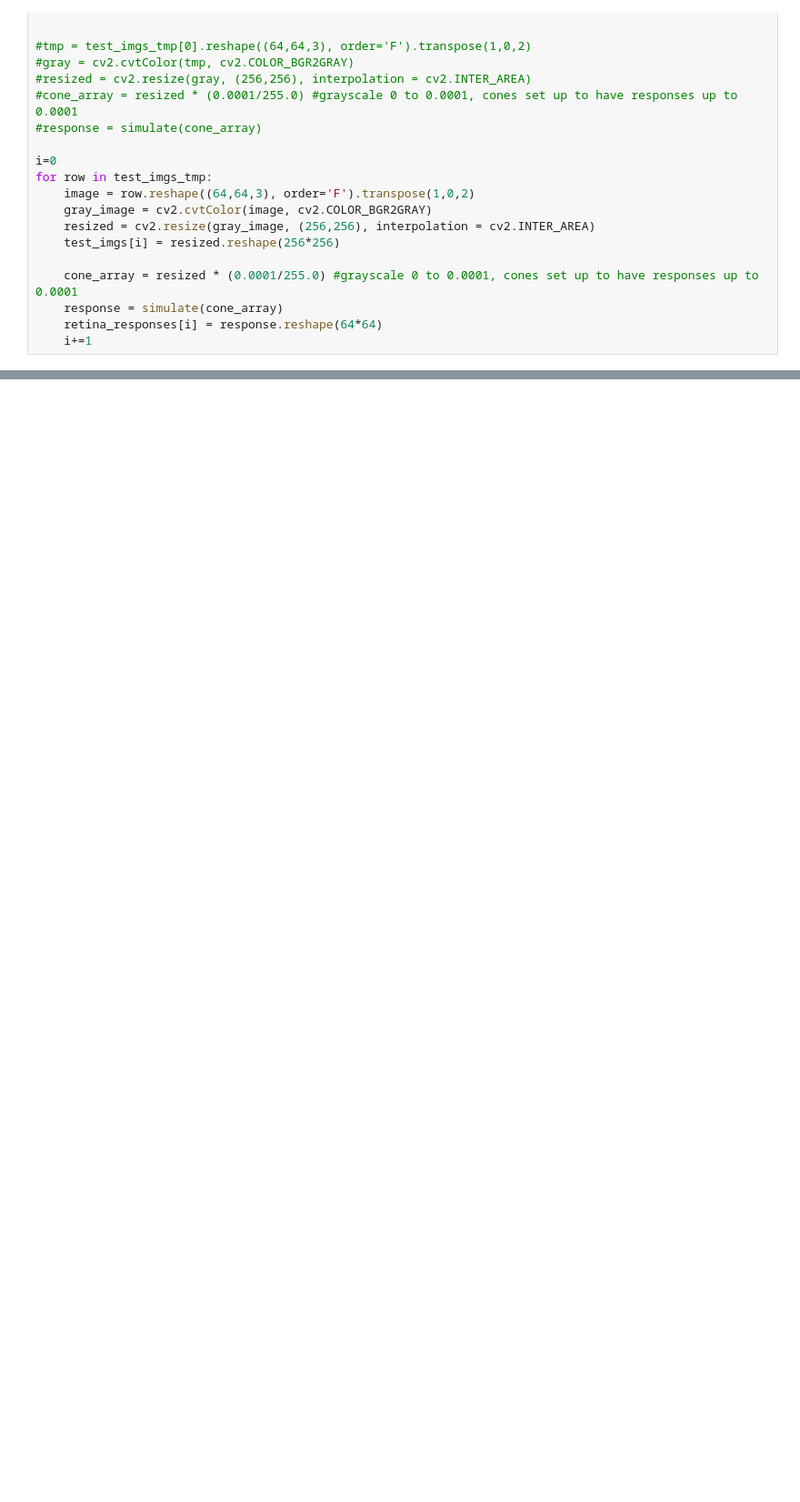
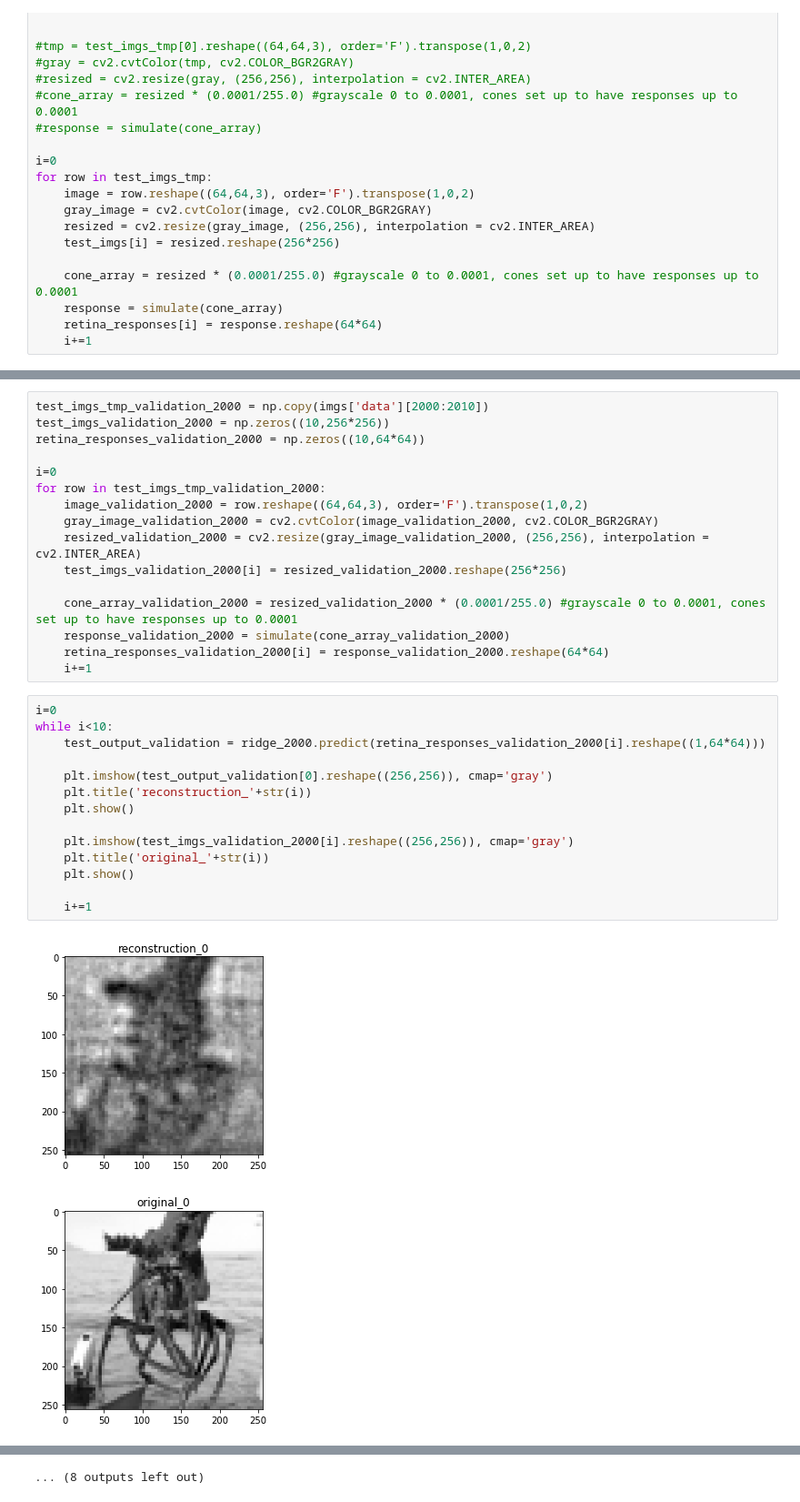
Before and after one commit to adaliuBC/BestSim, a Jupyter notebook: Natural_Vision_Images_and_ML.ipynb, the cells around one changed output, grey strips where cells are left out. Shown at 91% size. Saved outputs shown, nothing was run; the diff lists cells and outputs as text; blank space fills up the shorter version.

```diff
--- a/Natural_Vision_Images_and_ML.ipynb
+++ b/Natural_Vision_Images_and_ML.ipynb
@@ -272,0 +681,33 @@ plt.show()
+# %%
+test_imgs_tmp_validation_2000 = np.copy(imgs['data'][2000:2010])
+test_imgs_validation_2000 = np.zeros((10,256*256))
+retina_responses_validation_2000 = np.zeros((10,64*64))
+
+i=0
+for row in test_imgs_tmp_validation_2000:
+    image_validation_2000 = row.reshape((64,64,3), order='F').transpose(1,0,2)
+    gray_image_validation_2000 = cv2.cvtColor(image_validation_2000, cv2.COLOR_BGR2GRAY)
+    resized_validation_2000 = cv2.resize(gray_image_validation_2000, (256,256), interpolation = cv2.INTER_AREA)
+    test_imgs_validation_2000[i] = resized_validation_2000.reshape(256*256)
+
+    cone_array_validation_2000 = resized_validation_2000 * (0.0001/255.0) #grayscale 0 to 0.0001, cones set up to have responses up to 0.0001
+    response_validation_2000 = simulate(cone_array_validation_2000)
+    retina_responses_validation_2000[i] = response_validation_2000.reshape(64*64)
+    i+=1
+# %%
+i=0
+while i<10:
+    test_output_validation = ridge_2000.predict(retina_responses_validation_2000[i].reshape((1,64*64)))
+
+    plt.imshow(test_output_validation[0].reshape((256,256)), cmap='gray')
+    plt.title('reconstruction_'+str(i))
+    plt.show()
+
+    plt.imshow(test_imgs_validation_2000[i].reshape((256,256)), cmap='gray')
+    plt.title('original_'+str(i))
+    plt.show()
+
+    i+=1
+# %% [output]
+[figure, added]
+[figure, added]
@@ -272,0 +724 @@ plt.show()
+... (8 outputs left out)
```
Also changed, not shown: parts of 30 cells of this notebook, 1 other file.
